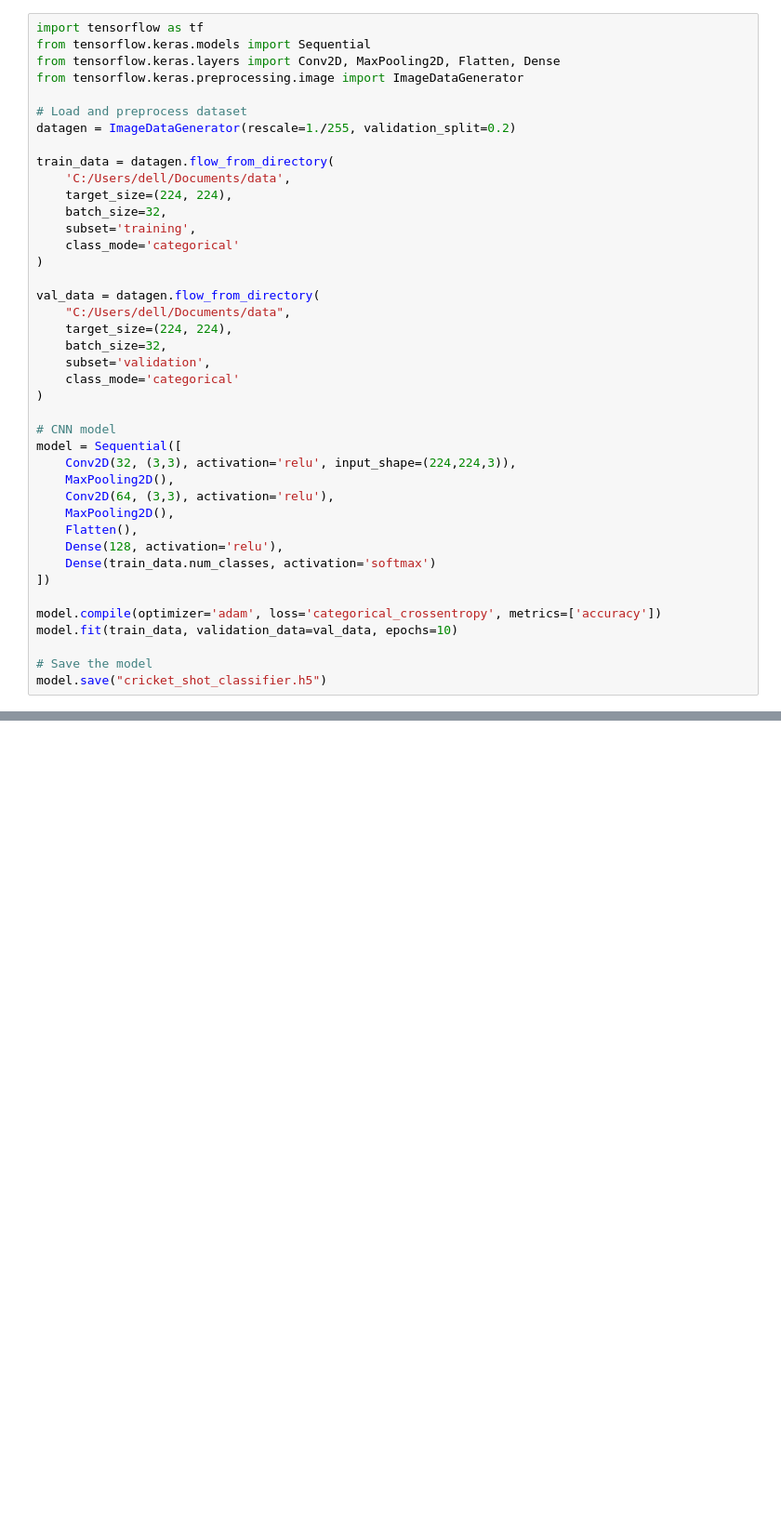
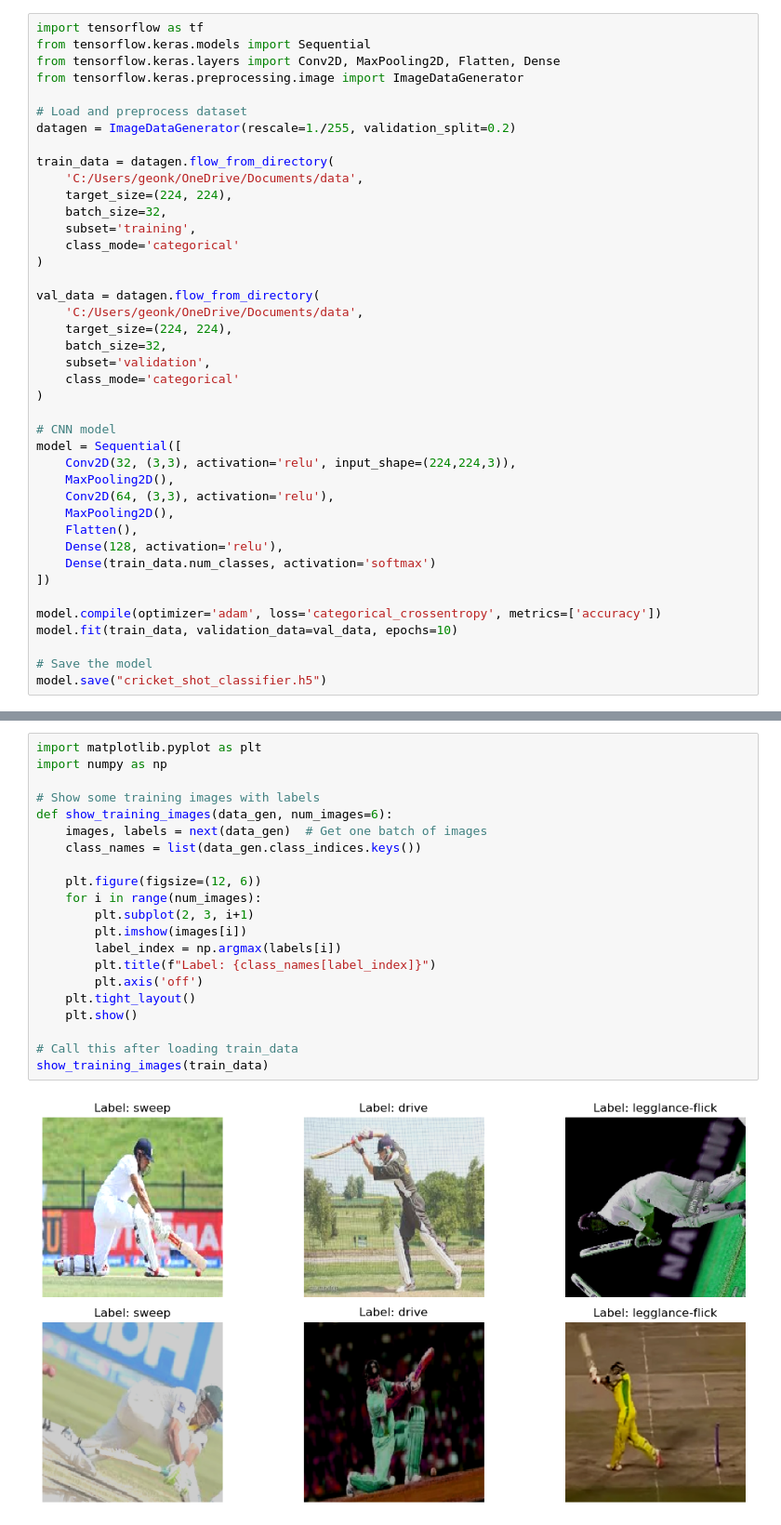
Before and after one commit to Geon03/Cricket-Shot-Classification, a Jupyter notebook: Cricket_Shot_Classification.ipynb, the cells around one changed output, grey strips where cells are left out. Shown at 93% size. Drawn from its saved outputs; the diff is of its cells as text; blank space fills up the shorter version.

```diff
--- a/Cricket_Shot_Classification.ipynb
+++ b/Cricket_Shot_Classification.ipynb
@@ -34,7 +30,7 @@ from tensorflow.keras.preprocessing.image import ImageDataGenerator
 datagen = ImageDataGenerator(rescale=1./255, validation_split=0.2)
 
 train_data = datagen.flow_from_directory(
-    'C:/Users/dell/Documents/data',
+    'C:/Users/geonk/OneDrive/Documents/data',
     target_size=(224, 224),
     batch_size=32,
     subset='training',
@@ -42,7 +38,7 @@ train_data = datagen.flow_from_directory(
 )
 
 val_data = datagen.flow_from_directory(
-    "C:/Users/dell/Documents/data",
+    'C:/Users/geonk/OneDrive/Documents/data',
     target_size=(224, 224),
     batch_size=32,
     subset='validation',
@@ -119,0 +120,23 @@ Predicted Cricket Shot: cut_shot
+# %%
+import matplotlib.pyplot as plt
+import numpy as np
+
+# Show some training images with labels
+def show_training_images(data_gen, num_images=6):
+    images, labels = next(data_gen)  # Get one batch of images
+    class_names = list(data_gen.class_indices.keys())
+
+    plt.figure(figsize=(12, 6))
+    for i in range(num_images):
+        plt.subplot(2, 3, i+1)
+        plt.imshow(images[i])
+        label_index = np.argmax(labels[i])
+        plt.title(f"Label: {class_names[label_index]}")
+        plt.axis('off')
+    plt.tight_layout()
+    plt.show()
+
+# Call this after loading train_data
+show_training_images(train_data)
+# %% [output]
+[figure, added]
```
Also changed, not shown: parts of 7 cells of this notebook.
